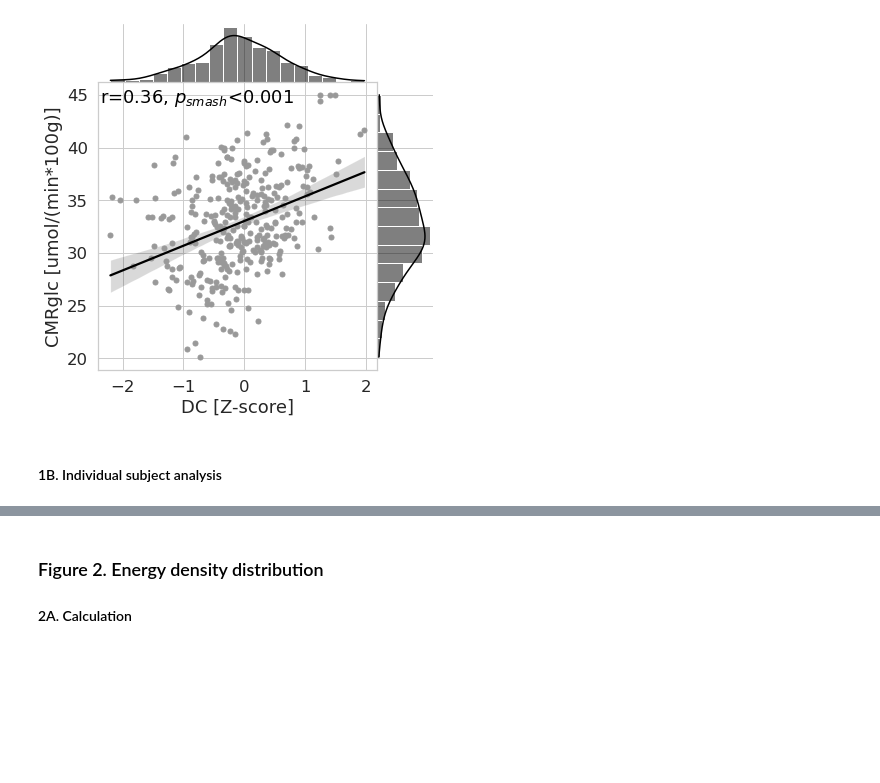
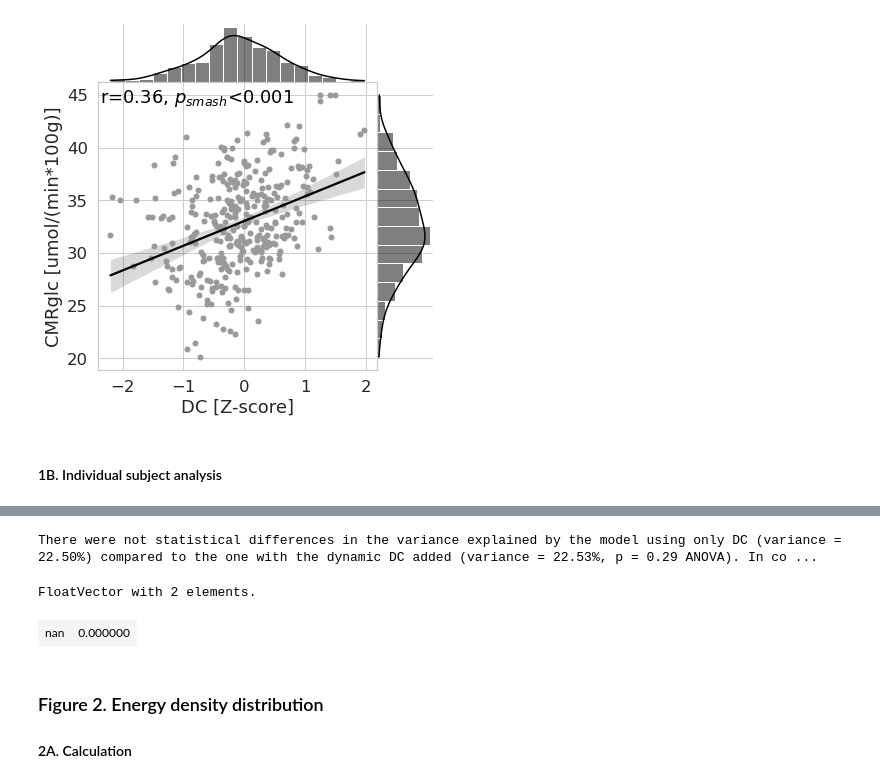
Before and after one commit to NeuroenergeticsLab/energetic_costs, a Jupyter notebook: scripts/Manuscript Figures.ipynb, the cells around one changed output, grey strips where cells are left out. Drawn from its saved outputs; the diff is of its cells as text; code cells hidden in the pictures; blank space fills up the shorter version.

```diff
--- a/scripts/Manuscript Figures.ipynb
+++ b/scripts/Manuscript Figures.ipynb
@@ -339,3 +419,47 @@ for site in sel_sites:
+# %%
+#print(summ_lm_simple['adj.r.squared'][0])
+import rpy2.robjects as robjects
+from rpy2.robjects.packages import importr
+from rpy2.robjects import FloatVector
+stats = importr('stats')
+base = importr('base')
+cmrglc_r = FloatVector(avg_roi_vals.cmrglc.to_list())
+degree_z_r = FloatVector(avg_roi_vals.degree_z.to_list())
+std_dynamic_degree_z_r = FloatVector(avg_roi_vals.std_dynamic_degree_z.to_list())
+sc_strength_z_r = FloatVector(avg_roi_vals.sc_strength_z.to_list())
+robjects.globalenv["cmrglc"] = cmrglc_r
+robjects.globalenv["degree_z"] = degree_z_r
+robjects.globalenv["std_dynamic_degree_z"] = std_dynamic_degree_z_r
+robjects.globalenv["sc_strength_z"] = sc_strength_z_r
+lm_simple = stats.lm("cmrglc ~ degree_z")
+robjects.globalenv["lm_simple"] = lm_simple
+lm_plus_dyndc = stats.lm("cmrglc ~ degree_z + std_dynamic_degree_z")
+robjects.globalenv["lm_plus_dyndc"] = lm_plus_dyndc
+lm_plus_dyndc_comp = stats.anova(lm_simple,lm_plus_dyndc)
+lm_plus_sc = stats.lm("cmrglc ~ degree_z + sc_strength_z")
+robjects.globalenv["lm_plus_sc"] = lm_plus_sc
+lm_plus_sc_comp = stats.anova(lm_simple,lm_plus_sc)
+
+variance_lm_simple = 100*float(str(base.summary(lm_simple)[8]).split(' ')[1].replace("\n",""))
+variance_lm_plus_dyndc = 100*float(str(base.summary(lm_plus_dyndc)[8]).split(' ')[1].replace("\n",""))
+p_lm_plus_dyndc = float(str(lm_plus_dyndc_comp[5]).split(' ')[-1].replace("\n",""))
+variance_lm_plus_sc = 100*float(str(base.summary(lm_plus_sc)[8]).split(' ')[1].replace("\n",""))
+p_lm_plus_sc = float(str(lm_plus_sc_comp[5]).split(' ')[-1].replace("\n",""))
+
+print(f'There were not statistical differences in the variance explained by the model using only DC (variance = {variance_lm_simple:.2f}%) compared to the one with the dynamic DC added (variance = {variance_lm_plus_dyndc:.2f}%, p = {p_lm_plus_dyndc:.2f} ANOVA). In contrast, the model with the strenght of the structural connectivity added to the model explains a significant higher variance (variance = {variance_lm_plus_sc:.2f}%, p = {p_lm_plus_sc:.2f} ANOVA)')
+
+#print(base.summary(lm_simple)[8])
+#print(base.summary(lm_plus_dyndc_comp)[8])
+#print(base.summary(lm_plus_sc_comp)[8])
+#lm_simple
+# %% [output]
+There were not statistical differences in the variance explained by the model using only DC (variance = 22.50%) compared to the one with the dynamic DC added (variance = 22.53%, p = 0.29 ANOVA). In co ...
+# %%
+#lm_plus_dyndc_comp = stats.anova(lm_simple,lm_plus_dyndc)
+lm_plus_sc_comp[5]
+# %% [output]
+FloatVector with 2 elements.
+| nan | 0.000000 |
 # %% [markdown]
 ### Figure 2. Energy density distribution
 #### 2A. Calculation
```
Also changed, not shown: parts of 9 cells of this notebook, 3 other files.
